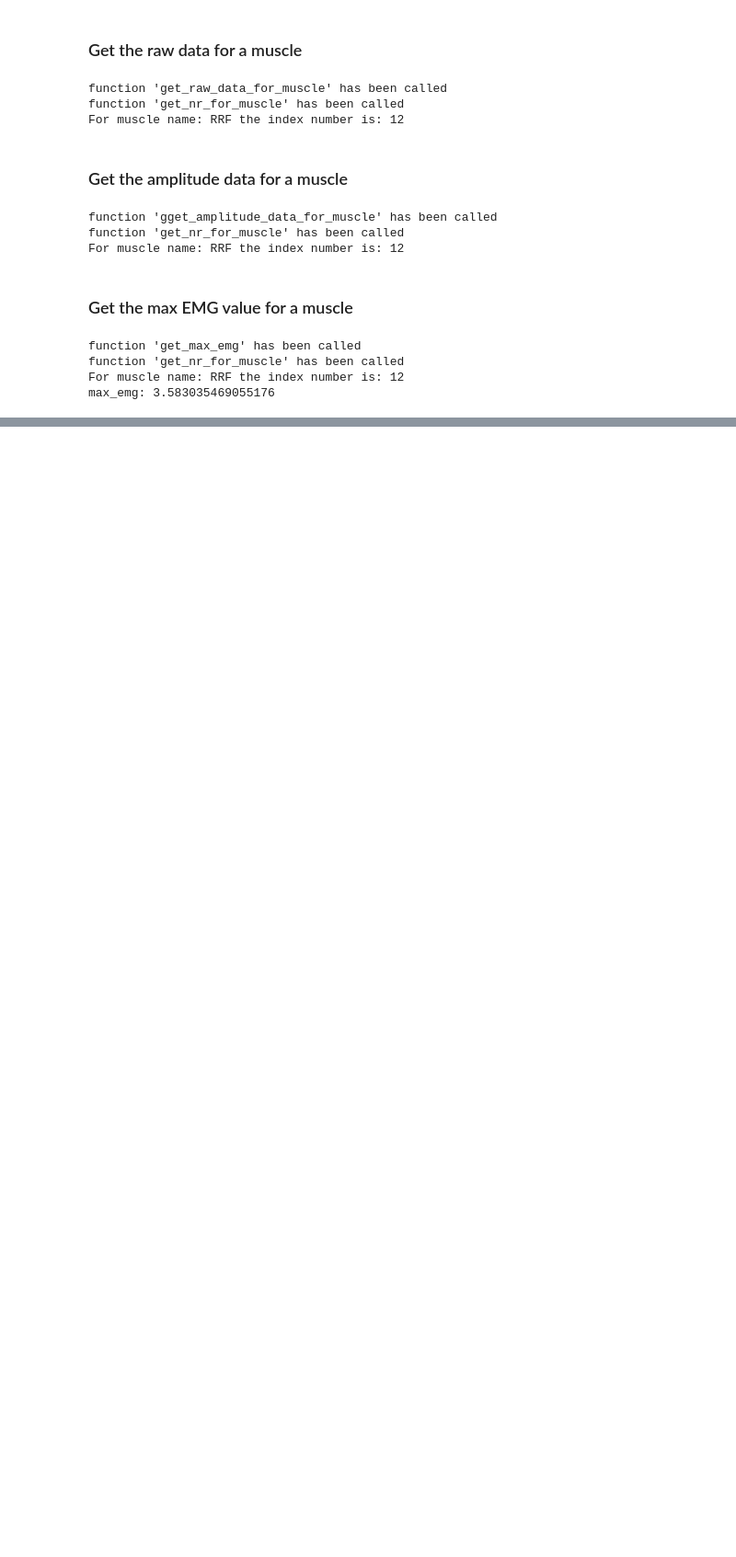
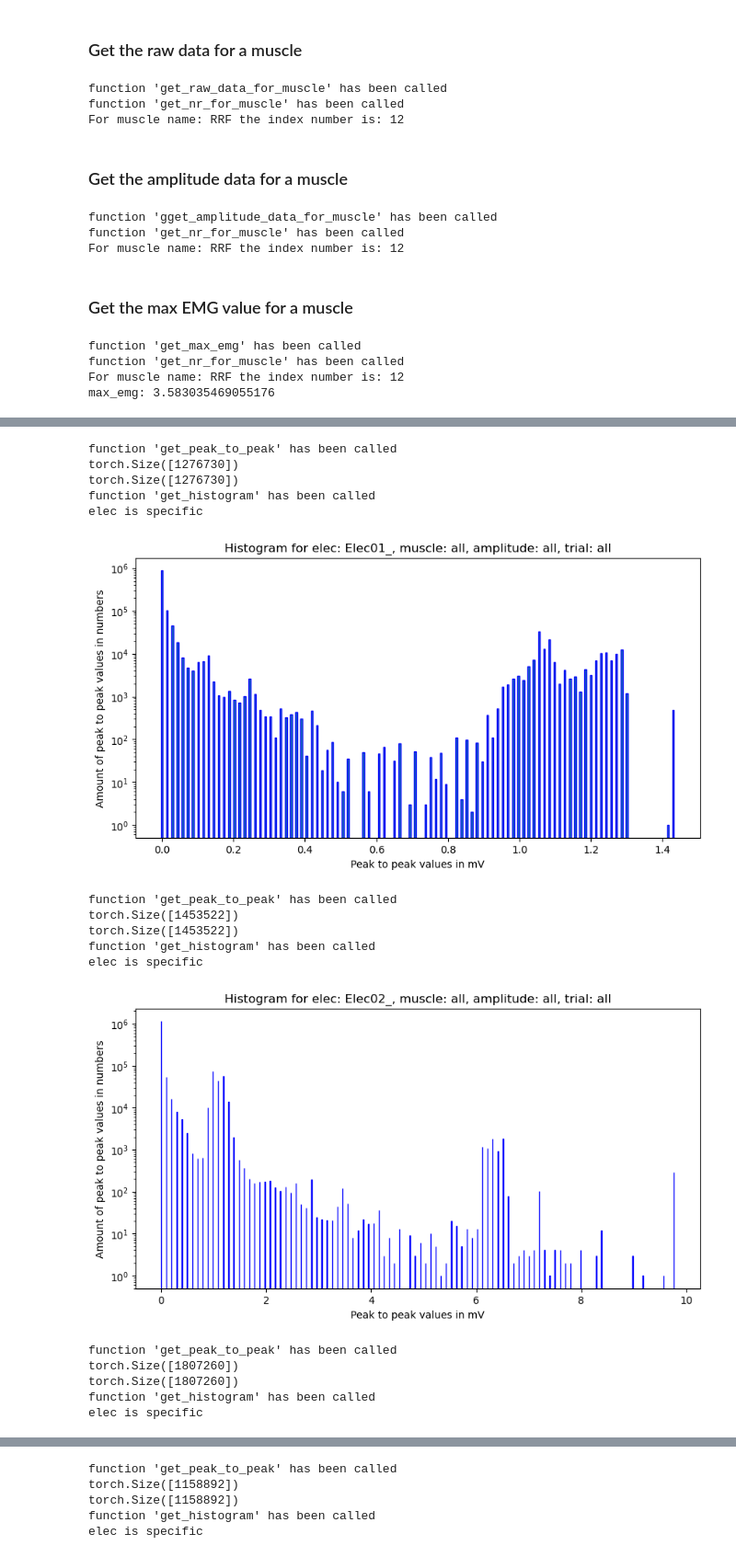
Before and after one commit to rohnerne/Master_thesis, a Jupyter notebook: Notebook_5_Peak_to_Peak_Analysis.ipynb, the cells around one changed output, grey strips where cells are left out. Shown at 92% size. Saved outputs shown, nothing was run; the diff lists cells and outputs as text; code cells hidden in the pictures; blank space fills up the shorter version.

Commit message:
added defs get peak to peak value and get histogram

```diff
--- a/Notebook_5_Peak_to_Peak_Analysis.ipynb
+++ b/Notebook_5_Peak_to_Peak_Analysis.ipynb
@@ -13,6 +13,13 @@ from matplotlib import cm
 
 import biosppy.signals
 import pickle
+# %%
+# Root folder for the data
+data_folder = "/Users/nealarohner/Desktop/Projectome_Finder/code/Neala_Master_Thesis/data"
+#Load the data
+subject = 'MR012'
+data_file = 'MR012_FM_aligned.mat'
+data_file_path = os.path.join(data_folder,data_file)
 # %% [markdown]
 # Retrieve Data
 # %%
@@ -34,3 +43,9 @@ df_muscles= pd.read_csv("df_muscles.csv")
+# %%
+save_flag=1
+# subject_plots_folder_name=subject+'_plots'
+data_folder = "/Users/nealarohner/Desktop/Projectome_Finder/code/Neala_Master_Thesis/data"
+save_folder = os.path.join(data_folder,"Histogram")
+os.makedirs(save_folder,exist_ok=True)
 # %% [markdown]
 ## Take muscle name and get the muscle nr, data tensor, amplitudes tensor and max EMG value
 # %% [markdown]
@@ -188,4 +234,2 @@ def get_peak_to_peak(EMG_time_series, window_size):
 
     return peak_to_peak_values
-# %%
-peak_to_peak_values= get_peak_to_peak(raw_data_to_tensor[12,12,21,4,:], 20)
@@ -214,0 +302,23 @@ print(df_muscles)
+# %%
+
+histogram_indvidual_elec_all_muscles={}
+for elec in range (len(raw_data_to_tensor[:,0,0,0,0])):
+    histogram_indvidual_elec_all_muscles[df_electrodes.iloc[elec]['elec_name']]=get_histogram(get_peak_to_peak(raw_data_to_tensor[elec,:,:,:,:], 100), bins=100, elec=elec)
+# %% [output]
+function 'get_peak_to_peak' has been called
+torch.Size([1276730])
+torch.Size([1276730])
+function 'get_histogram' has been called
+elec is specific
+[figure, added]
+function 'get_peak_to_peak' has been called
+torch.Size([1453522])
+torch.Size([1453522])
+function 'get_histogram' has been called
+elec is specific
+[figure, added]
+function 'get_peak_to_peak' has been called
+torch.Size([1807260])
+torch.Size([1807260])
+function 'get_histogram' has been called
+elec is specific
@@ -214,0 +326,5 @@ print(df_muscles)
+function 'get_peak_to_peak' has been called
+torch.Size([1158892])
+torch.Size([1158892])
+function 'get_histogram' has been called
+elec is specific
```
Also changed, not shown: parts of 15 cells of this notebook.
